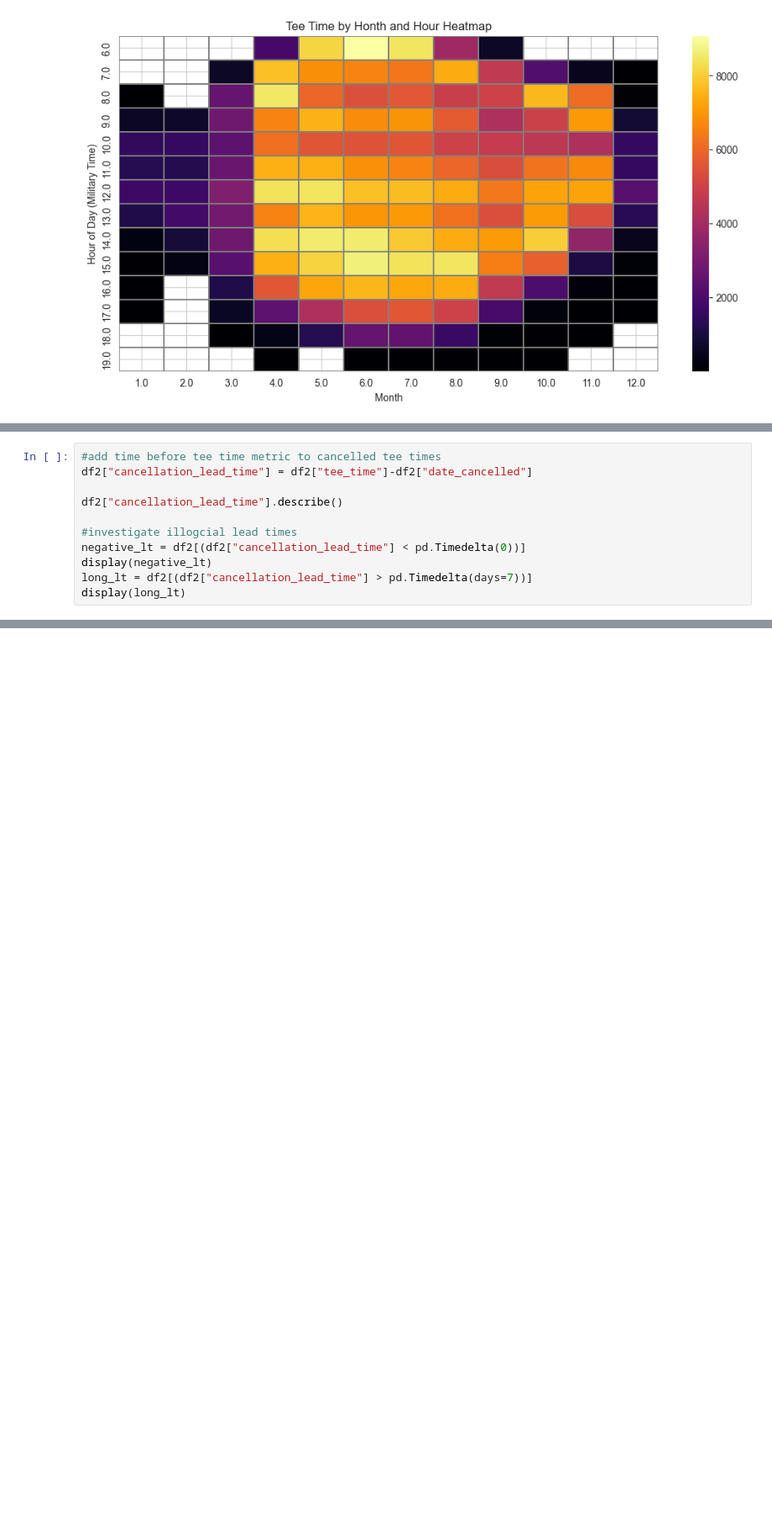
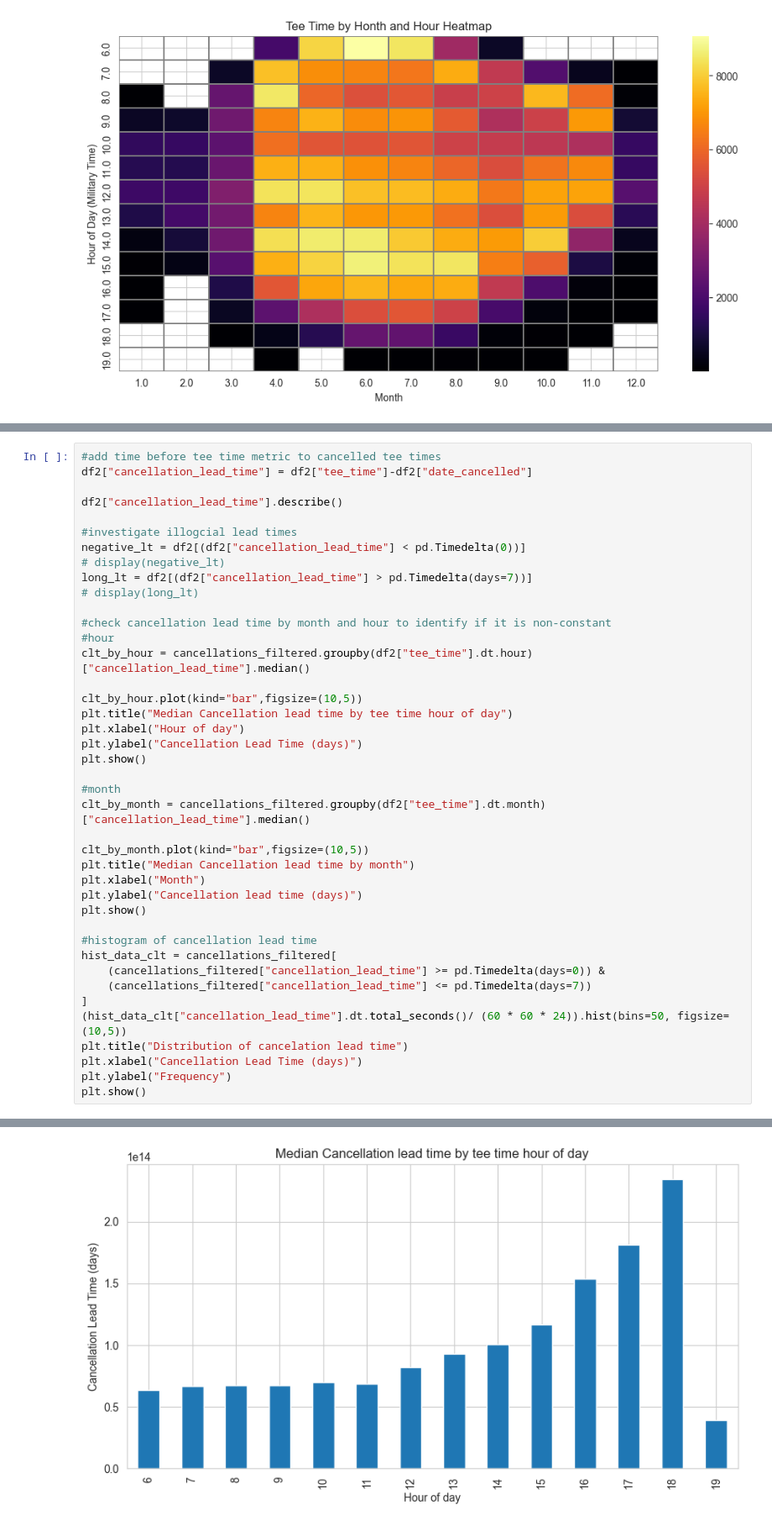
Before and after one commit to Dshaw630/bethpage-tee-time-analysis, a Jupyter notebook: notebooks/03_exploratory_analysis.ipynb, the cells around one changed output, grey strips where cells are left out. Shown at 84% size. Drawn from its saved outputs; the diff is of its cells as text; blank space fills up the shorter version.

```diff
--- a/notebooks/03_exploratory_analysis.ipynb
+++ b/notebooks/03_exploratory_analysis.ipynb
@@ -362,7 +362,37 @@ df2["cancellation_lead_time"].describe()
 
 #investigate illogcial lead times
 negative_lt = df2[(df2["cancellation_lead_time"] < pd.Timedelta(0))]
-display(negative_lt)
+# display(negative_lt)
 long_lt = df2[(df2["cancellation_lead_time"] > pd.Timedelta(days=7))]
-display(long_lt)
+# display(long_lt)
+
+#check cancellation lead time by month and hour to identify if it is non-constant
+#hour
+clt_by_hour = cancellations_filtered.groupby(df2["tee_time"].dt.hour)["cancellation_lead_time"].median()
+
+clt_by_hour.plot(kind="bar",figsize=(10,5))
+plt.title("Median Cancellation lead time by tee time hour of day")
+plt.xlabel("Hour of day")
+plt.ylabel("Cancellation Lead Time (days)")
+plt.show()
+
+#month
+clt_by_month = cancellations_filtered.groupby(df2["tee_time"].dt.month)["cancellation_lead_time"].median()
+
+clt_by_month.plot(kind="bar",figsize=(10,5))
+plt.title("Median Cancellation lead time by month")
+plt.xlabel("Month")
+plt.ylabel("Cancellation lead time (days)")
+plt.show()
+
+#histogram of cancellation lead time
+hist_data_clt = cancellations_filtered[
+    (cancellations_filtered["cancellation_lead_time"] >= pd.Timedelta(days=0)) &
+    (cancellations_filtered["cancellation_lead_time"] <= pd.Timedelta(days=7))
+]
+(hist_data_clt["cancellation_lead_time"].dt.total_seconds()/ (60 * 60 * 24)).hist(bins=50, figsize=(10,5))
+plt.title("Distribution of cancelation lead time")
+plt.xlabel("Cancellation Lead Time (days)")
+plt.ylabel("Frequency")
+plt.show()
 # %% [output]
@@ -398,0 +399 @@ display(long_lt)
+[figure, added]
```
Also changed, not shown: parts of 4 cells of this notebook, 4 other files.
